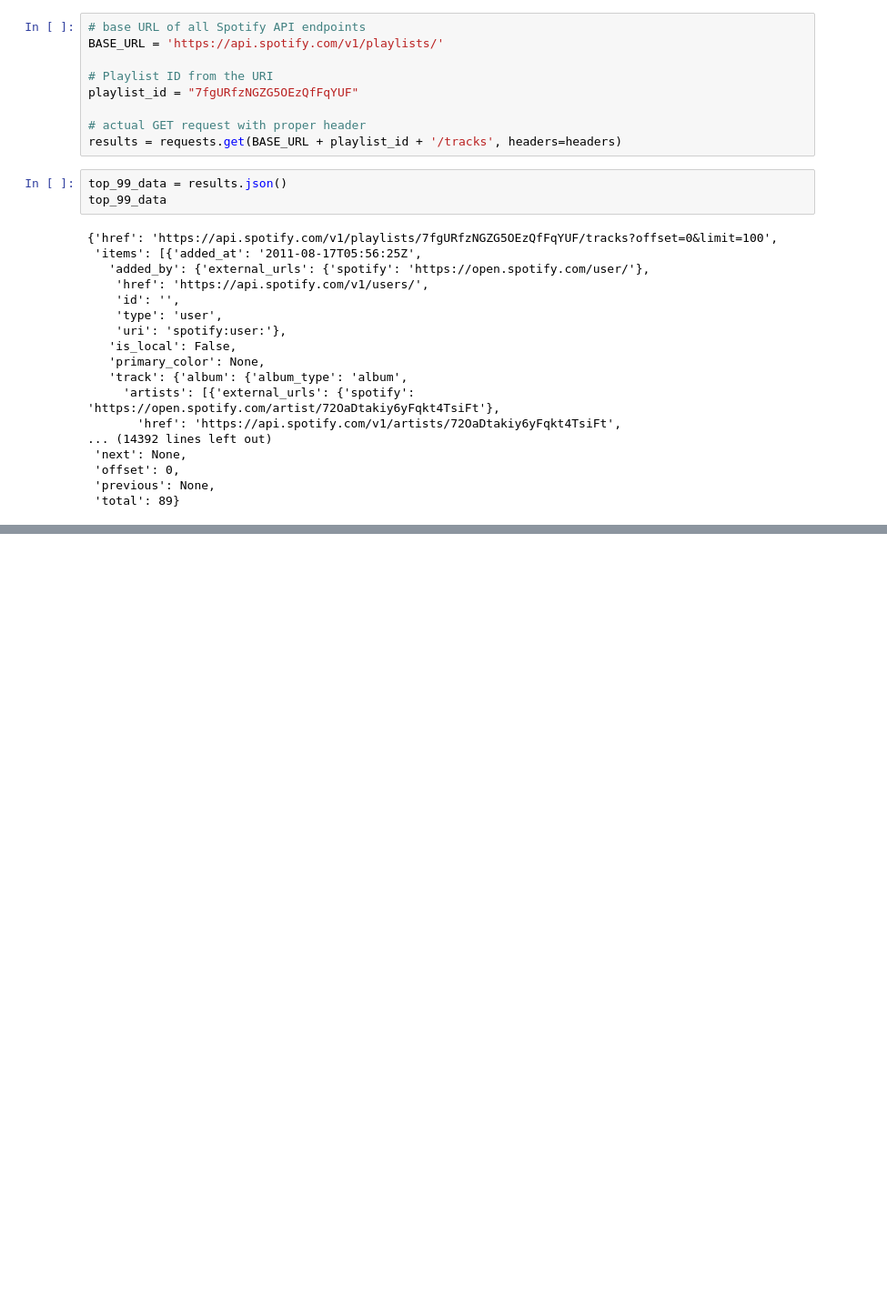
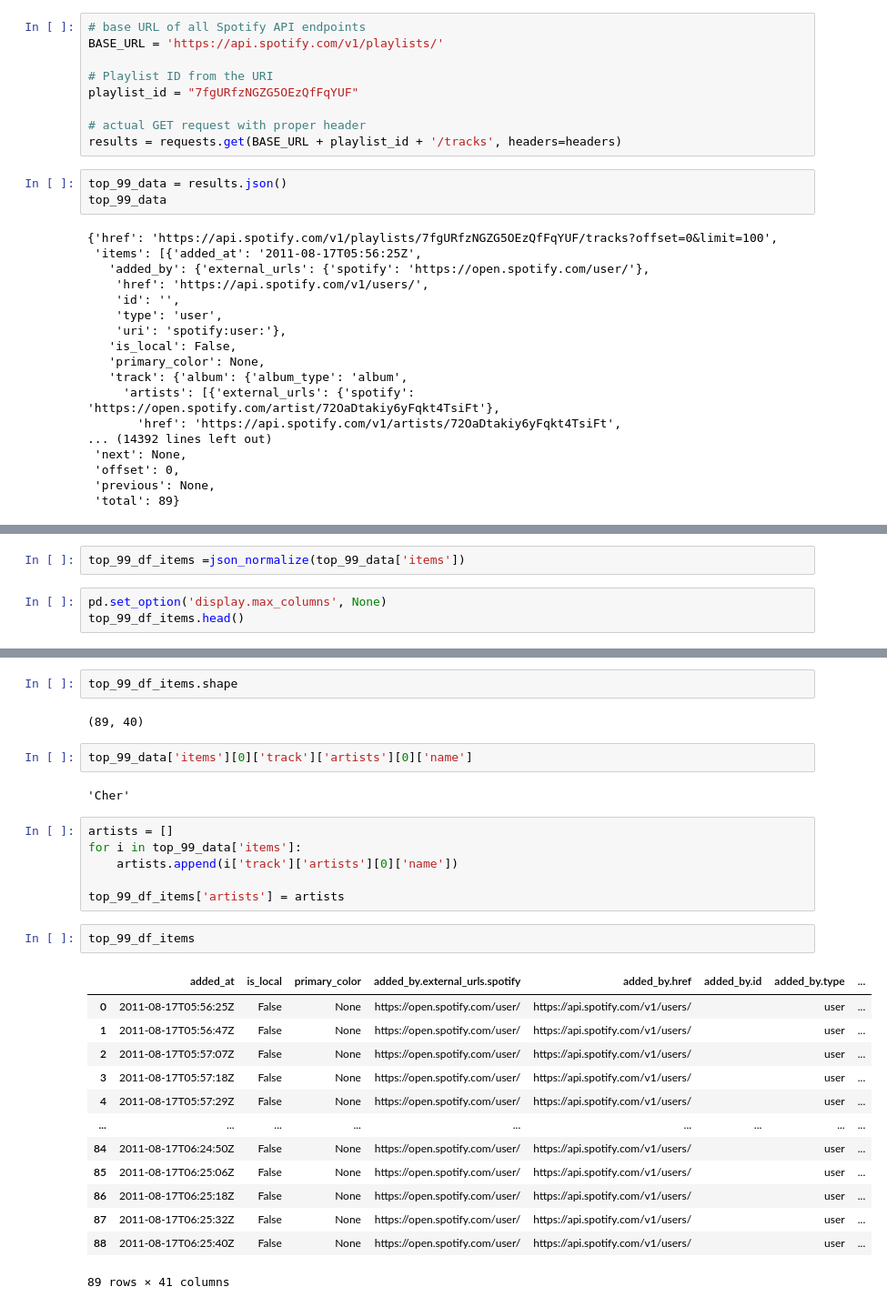
Before and after one commit to ybriyoon/ETL_Processing, a Jupyter notebook: ETL_Project.ipynb, the cells around one changed output, grey strips where cells are left out. Shown at 91% size. Cells and saved outputs as stored; diff of their text form; blank space fills up the shorter version.

Commit message:
Added Spotify Top 99 Playlist

```diff
--- a/ETL_Project.ipynb
+++ b/ETL_Project.ipynb
@@ -66,0 +64,5 @@ ValueError: Invalid file path or buffer object type: <class 'dict'>
+# %%
+top_99_df_items =json_normalize(top_99_data['items'])
+# %%
+pd.set_option('display.max_columns', None)
+top_99_df_items.head()
@@ -66,0 +76,30 @@ ValueError: Invalid file path or buffer object type: <class 'dict'>
+# %%
+top_99_df_items.shape
+# %% [output]
+(89, 40)
+# %%
+top_99_data['items'][0]['track']['artists'][0]['name']
+# %% [output]
+'Cher'
+# %%
+artists = []
+for i in top_99_data['items']:
+    artists.append(i['track']['artists'][0]['name'])
+
+top_99_df_items['artists'] = artists
+# %%
+top_99_df_items
+# %% [output]
+|  | added_at | is_local | primary_color | added_by.external_urls.spotify | added_by.href | added_by.id | added_by.type | ... |
+| 0 | 2011-08-17T05:56:25Z | False | None | https://open.spotify.com/user/ | https://api.spotify.com/v1/users/ |  | user | ... |
+| 1 | 2011-08-17T05:56:47Z | False | None | https://open.spotify.com/user/ | https://api.spotify.com/v1/users/ |  | user | ... |
+| 2 | 2011-08-17T05:57:07Z | False | None | https://open.spotify.com/user/ | https://api.spotify.com/v1/users/ |  | user | ... |
+| 3 | 2011-08-17T05:57:18Z | False | None | https://open.spotify.com/user/ | https://api.spotify.com/v1/users/ |  | user | ... |
+| 4 | 2011-08-17T05:57:29Z | False | None | https://open.spotify.com/user/ | https://api.spotify.com/v1/users/ |  | user | ... |
+| ... | ... | ... | ... | ... | ... | ... | ... | ... |
+| 84 | 2011-08-17T06:24:50Z | False | None | https://open.spotify.com/user/ | https://api.spotify.com/v1/users/ |  | user | ... |
+| 85 | 2011-08-17T06:25:06Z | False | None | https://open.spotify.com/user/ | https://api.spotify.com/v1/users/ |  | user | ... |
+| 86 | 2011-08-17T06:25:18Z | False | None | https://open.spotify.com/user/ | https://api.spotify.com/v1/users/ |  | user | ... |
+| 87 | 2011-08-17T06:25:32Z | False | None | https://open.spotify.com/user/ | https://api.spotify.com/v1/users/ |  | user | ... |
+| 88 | 2011-08-17T06:25:40Z | False | None | https://open.spotify.com/user/ | https://api.spotify.com/v1/users/ |  | user | ... |
+89 rows × 41 columns
```
Also changed, not shown: parts of 8 cells of this notebook.
